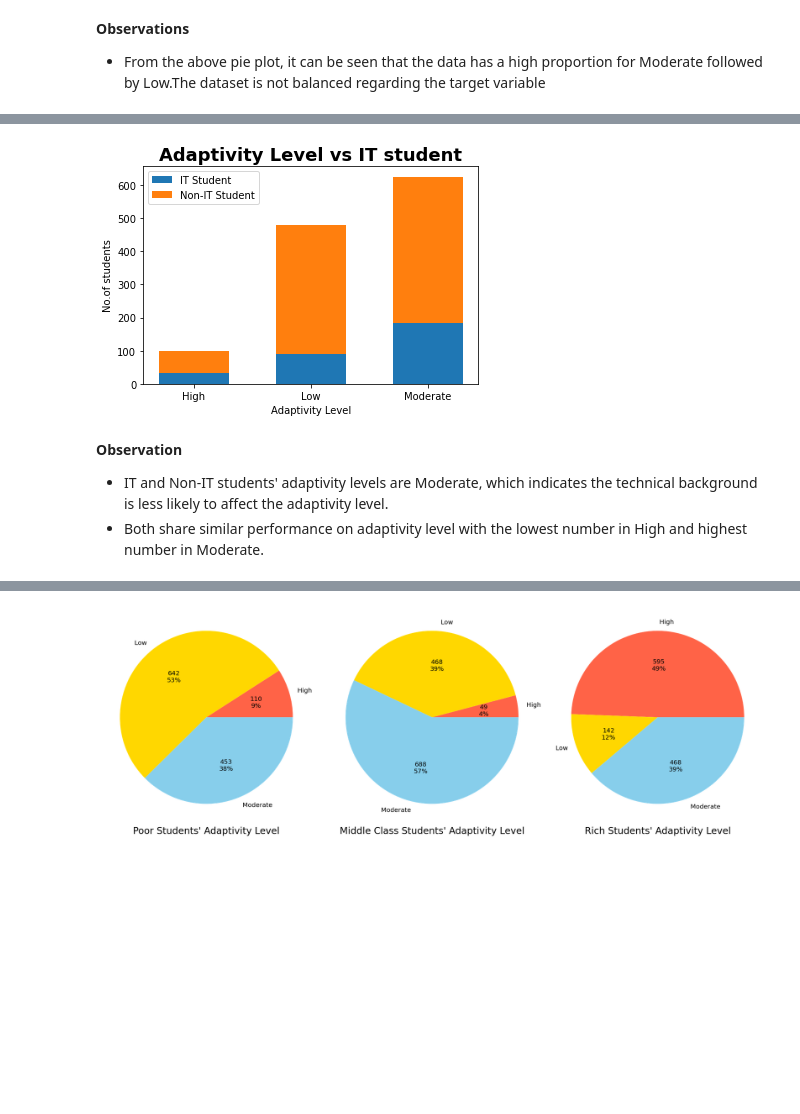
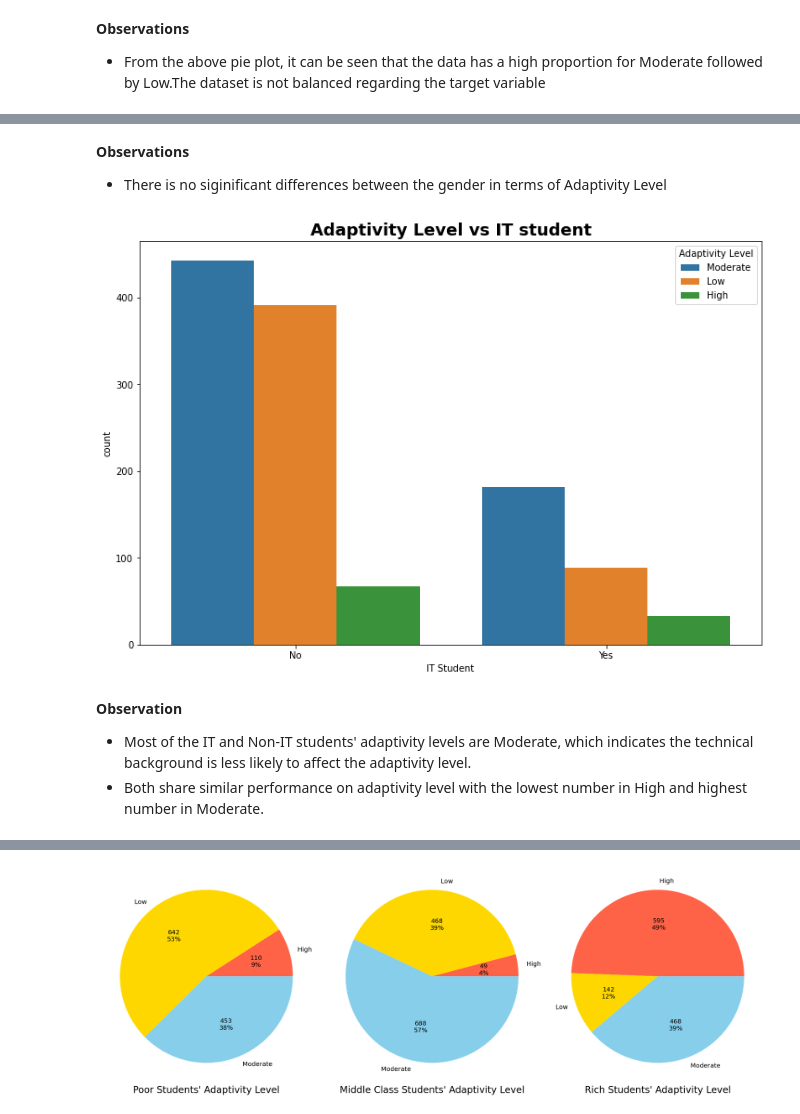
Before and after one commit to hungichansteve/Portfolio, a Jupyter notebook: Machine Learning using Python/Student Adaptability Level in Online Education.ipynb, the cells around one changed output, grey strips where cells are left out. Cells and saved outputs as stored; diff of their text form; code cells hidden in the pictures; blank space fills up the shorter version.

```diff
--- a/Machine Learning using Python/Student Adaptability Level in Online Education.ipynb
+++ b/Machine Learning using Python/Student Adaptability Level in Online Education.ipynb
@@ -141,21 +138,18 @@ plt.show()
+# %% [markdown]
+**Observations**
+
+* There is no siginificant differences between the gender in terms of Adaptivity Level
 # %%
 # See if the correlation of Adaptivity level and IT student.
 
-w = 0.6
-Num_NonIT_stud = df[df['IT Student'] == 'No'].groupby('Adaptivity Level')['IT Student'].count()
-Num_IT_stud = df[df['IT Student'] == 'Yes'].groupby('Adaptivity Level')['IT Student'].count()
-# Plot stacked bar chart
-plt.bar(sorted(df['Adaptivity Level'].unique()), Num_IT_stud, w)
-plt.bar(sorted(df['Adaptivity Level'].unique()), Num_NonIT_stud, w, Num_IT_stud)
-# Display
+plt.figure(figsize=(12,8))
+
+sns.countplot(df["IT Student"],hue=df["Adaptivity Level"])
 plt.title('Adaptivity Level vs IT student', fontsize=18, fontweight='bold', color='black')
-plt.xlabel('Adaptivity Level')
-plt.ylabel("No.of students")
-plt.legend(labels=['IT Student', 'Non-IT Student'], loc=2)
 plt.show()
 # %% [output]
-[figure, old version]
+[figure, new version]
 # %% [markdown]
 **Observation**
-* IT and Non-IT students' adaptivity levels are Moderate, which indicates the technical background is less likely to affect the adaptivity level.
+* Most of the IT and Non-IT students' adaptivity levels are Moderate, which indicates the technical background is less likely to affect the adaptivity level.
 * Both share similar performance on adaptivity level with the lowest number in High and highest number in Moderate.
```
Also changed, not shown: parts of 52 cells of this notebook.
